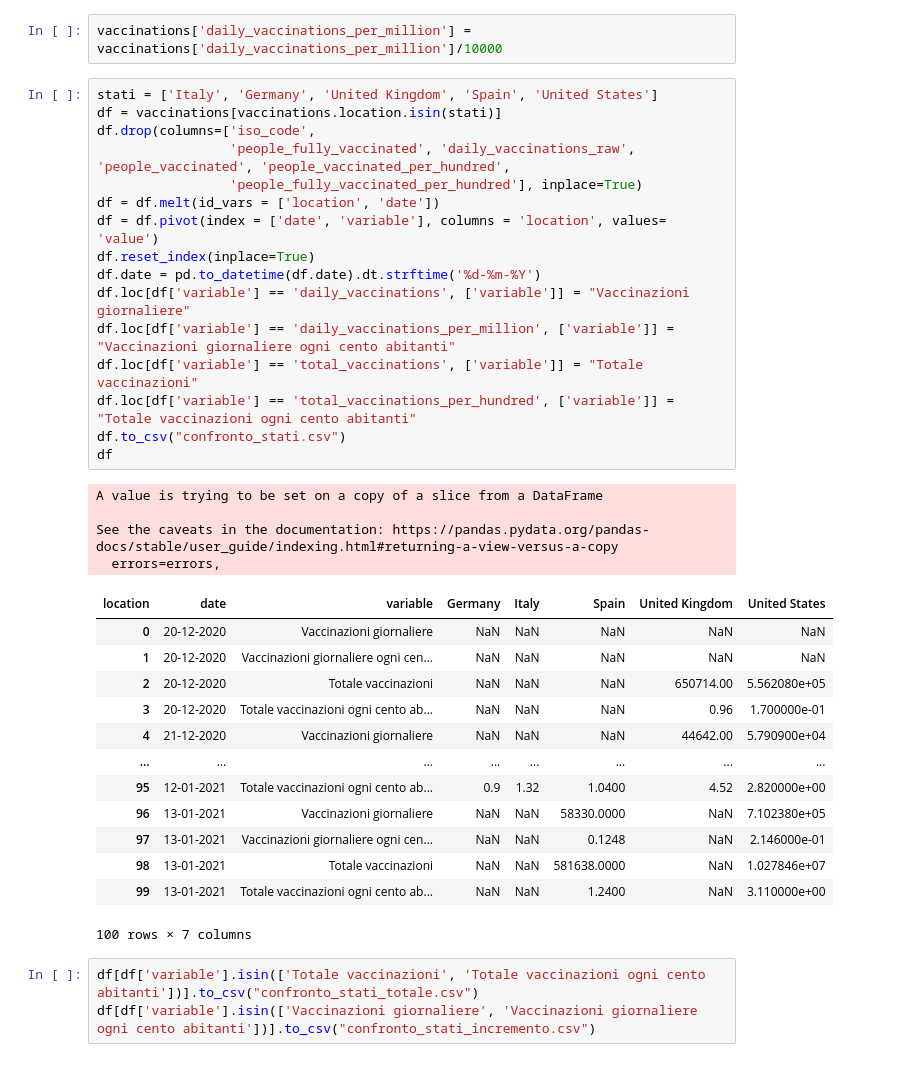
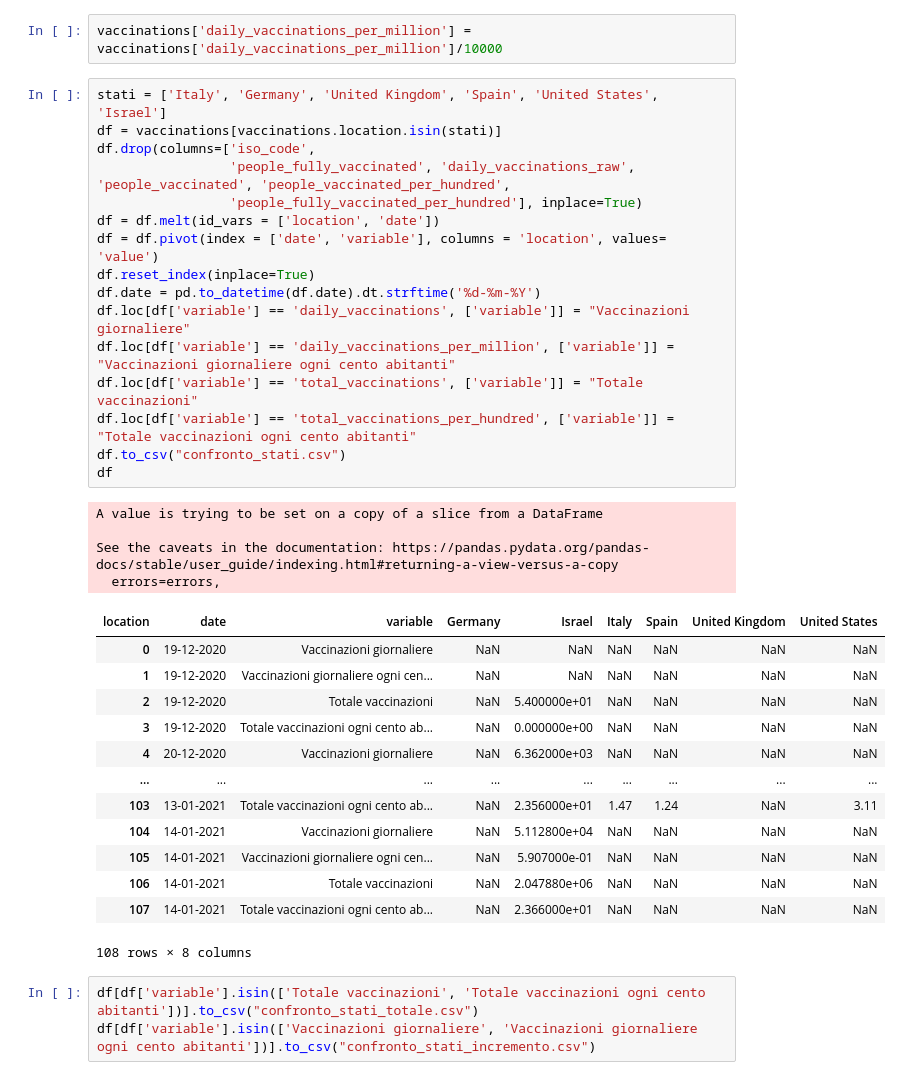
Before and after one commit to vincnardelli/covstat, a Jupyter notebook: covstat_vaccini.ipynb, the cells around one changed output. Cells and saved outputs as stored; diff of their text form.

```diff
--- a/covstat_vaccini.ipynb
+++ b/covstat_vaccini.ipynb
@@ -70,39 +70,39 @@ See the caveats in the documentation: https://pandas.pydata.org/pandas-docs/stab
 # %%
 vaccinations['daily_vaccinations_per_million'] = vaccinations['daily_vaccinations_per_million']/10000
 # %%
-stati = ['Italy', 'Germany', 'United Kingdom', 'Spain', 'United States']
+stati = ['Italy', 'Germany', 'United Kingdom', 'Spain', 'United States', 'Israel']
 df = vaccinations[vaccinations.location.isin(stati)]
 df.drop(columns=['iso_code',
                  'people_fully_vaccinated', 'daily_vaccinations_raw', 'people_vaccinated', 'people_vaccinated_per_hundred',
                  'people_fully_vaccinated_per_hundred'], inplace=True)
 df = df.melt(id_vars = ['location', 'date'])
 df = df.pivot(index = ['date', 'variable'], columns = 'location', values= 'value')
 df.reset_index(inplace=True)
 df.date = pd.to_datetime(df.date).dt.strftime('%d-%m-%Y')
 df.loc[df['variable'] == 'daily_vaccinations', ['variable']] = "Vaccinazioni giornaliere"
 df.loc[df['variable'] == 'daily_vaccinations_per_million', ['variable']] = "Vaccinazioni giornaliere ogni cento abitanti"
 df.loc[df['variable'] == 'total_vaccinations', ['variable']] = "Totale vaccinazioni"
 df.loc[df['variable'] == 'total_vaccinations_per_hundred', ['variable']] = "Totale vaccinazioni ogni cento abitanti"
 df.to_csv("confronto_stati.csv")
 df
 # %% [output]
 A value is trying to be set on a copy of a slice from a DataFrame
 
 See the caveats in the documentation: https://pandas.pydata.org/pandas-docs/stable/user_guide/indexing.html#returning-a-view-versus-a-copy
   errors=errors,
-| location | date | variable | Germany | Italy | Spain | United Kingdom | United States |
-| 0 | 20-12-2020 | Vaccinazioni giornaliere | NaN | NaN | NaN | NaN | NaN |
-| 1 | 20-12-2020 | Vaccinazioni giornaliere ogni cen... | NaN | NaN | NaN | NaN | NaN |
-| 2 | 20-12-2020 | Totale vaccinazioni | NaN | NaN | NaN | 650714.00 | 5.562080e+05 |
-| 3 | 20-12-2020 | Totale vaccinazioni ogni cento ab... | NaN | NaN | NaN | 0.96 | 1.700000e-01 |
-| 4 | 21-12-2020 | Vaccinazioni giornaliere | NaN | NaN | NaN | 44642.00 | 5.790900e+04 |
-| ... | ... | ... | ... | ... | ... | ... | ... |
-| 95 | 12-01-2021 | Totale vaccinazioni ogni cento ab... | 0.9 | 1.32 | 1.0400 | 4.52 | 2.820000e+00 |
-| 96 | 13-01-2021 | Vaccinazioni giornaliere | NaN | NaN | 58330.0000 | NaN | 7.102380e+05 |
-| 97 | 13-01-2021 | Vaccinazioni giornaliere ogni cen... | NaN | NaN | 0.1248 | NaN | 2.146000e-01 |
-| 98 | 13-01-2021 | Totale vaccinazioni | NaN | NaN | 581638.0000 | NaN | 1.027846e+07 |
-| 99 | 13-01-2021 | Totale vaccinazioni ogni cento ab... | NaN | NaN | 1.2400 | NaN | 3.110000e+00 |
+| location | date | variable | Germany | Israel | Italy | Spain | United Kingdom | United States |
+| 0 | 19-12-2020 | Vaccinazioni giornaliere | NaN | NaN | NaN | NaN | NaN | NaN |
+| 1 | 19-12-2020 | Vaccinazioni giornaliere ogni cen... | NaN | NaN | NaN | NaN | NaN | NaN |
+| 2 | 19-12-2020 | Totale vaccinazioni | NaN | 5.400000e+01 | NaN | NaN | NaN | NaN |
+| 3 | 19-12-2020 | Totale vaccinazioni ogni cento ab... | NaN | 0.000000e+00 | NaN | NaN | NaN | NaN |
+| 4 | 20-12-2020 | Vaccinazioni giornaliere | NaN | 6.362000e+03 | NaN | NaN | NaN | NaN |
+| ... | ... | ... | ... | ... | ... | ... | ... | ... |
+| 103 | 13-01-2021 | Totale vaccinazioni ogni cento ab... | NaN | 2.356000e+01 | 1.47 | 1.24 | NaN | 3.11 |
+| 104 | 14-01-2021 | Vaccinazioni giornaliere | NaN | 5.112800e+04 | NaN | NaN | NaN | NaN |
+| 105 | 14-01-2021 | Vaccinazioni giornaliere ogni cen... | NaN | 5.907000e-01 | NaN | NaN | NaN | NaN |
+| 106 | 14-01-2021 | Totale vaccinazioni | NaN | 2.047880e+06 | NaN | NaN | NaN | NaN |
+| 107 | 14-01-2021 | Totale vaccinazioni ogni cento ab... | NaN | 2.366000e+01 | NaN | NaN | NaN | NaN |
-100 rows × 7 columns
+108 rows × 8 columns
 # %%
 df[df['variable'].isin(['Totale vaccinazioni', 'Totale vaccinazioni ogni cento abitanti'])].to_csv("confronto_stati_totale.csv")
 df[df['variable'].isin(['Vaccinazioni giornaliere', 'Vaccinazioni giornaliere ogni cento abitanti'])].to_csv("confronto_stati_incremento.csv")
```
Also changed, not shown: parts of 6 cells of this notebook.
